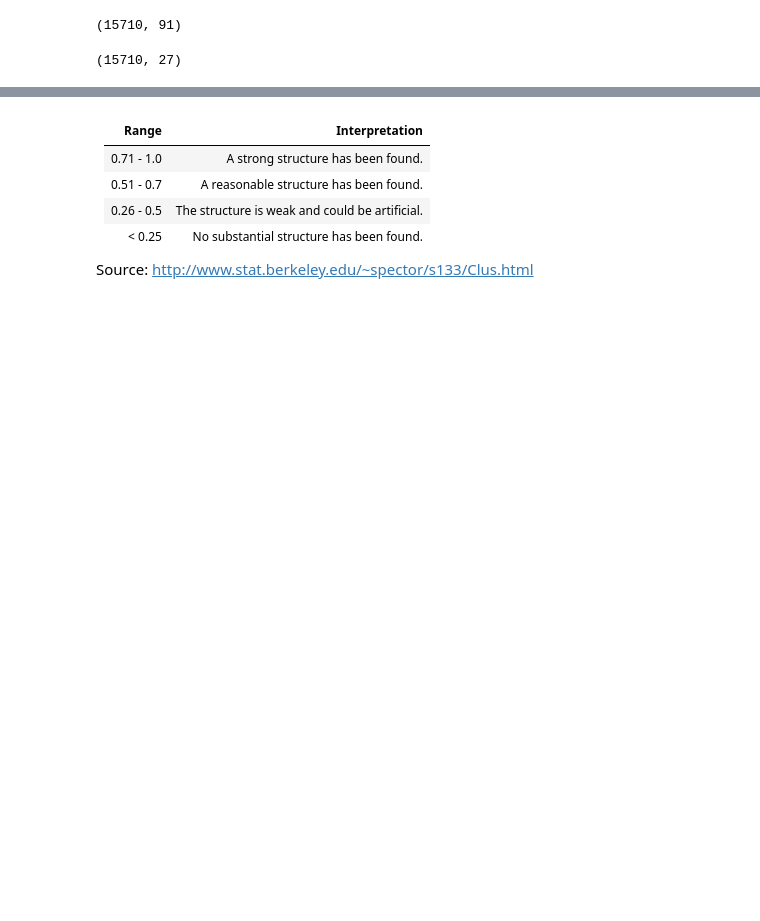
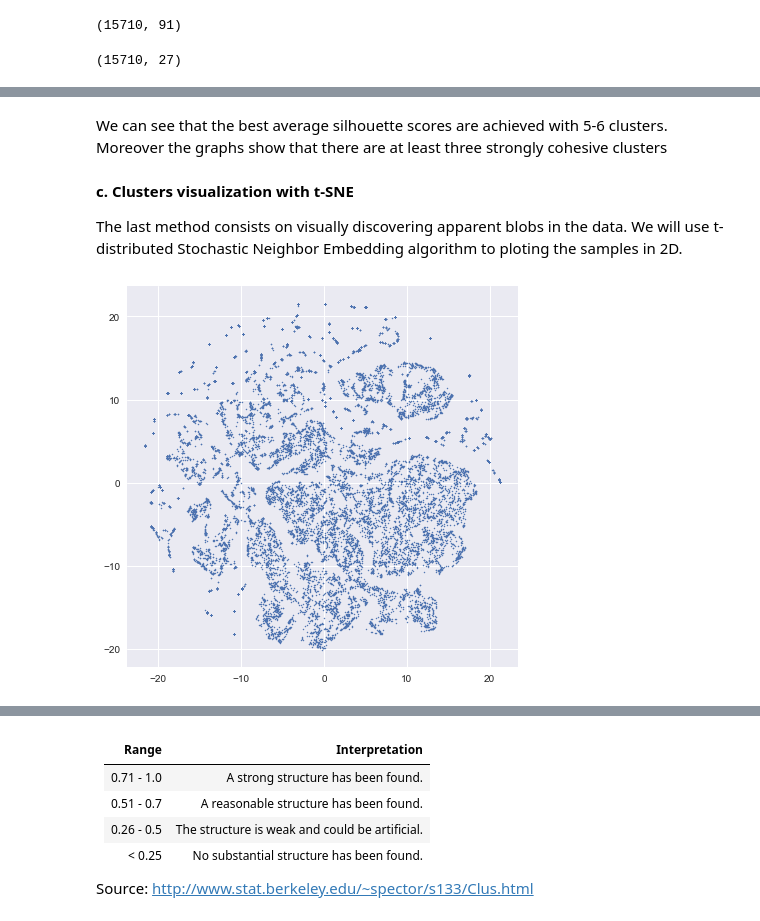
Before and after one commit to jvrnuno/Hotel_Customer_Segmentation, a Jupyter notebook: notebooks/4_Modeling.ipynb, the cells around one changed output, grey strips where cells are left out. Cells and saved outputs as stored; diff of their text form; code cells hidden in the pictures; blank space fills up the shorter version.

```diff
--- a/notebooks/4_Modeling.ipynb
+++ b/notebooks/4_Modeling.ipynb
@@ -261,0 +208,17 @@ plt.show()
+# %% [markdown]
+We can see that the best average silhouette scores are achieved with 5-6 clusters. Moreover the graphs show that there are at least three strongly cohesive clusters
+# %% [markdown]
+__c. Clusters visualization with t-SNE__
+
+The last method consists on visually discovering apparent blobs in the data. We will use t-distributed Stochastic Neighbor Embedding algorithm to ploting the samples in 2D.
+# %%
+t_sne = TSNE(learning_rate=5, n_jobs=-1)
+transformed = t_sne.fit_transform(x_6cols)
+xs = transformed[:,0]
+ys = transformed[:,1]
+# %%
+fig = plt.figure(figsize=(7, 7))
+plt.scatter(xs, ys, s=5, marker='.')
+plt.show()
+# %% [output]
+[figure, added]
```
Also changed, not shown: parts of 81 cells of this notebook, 10 other files.
